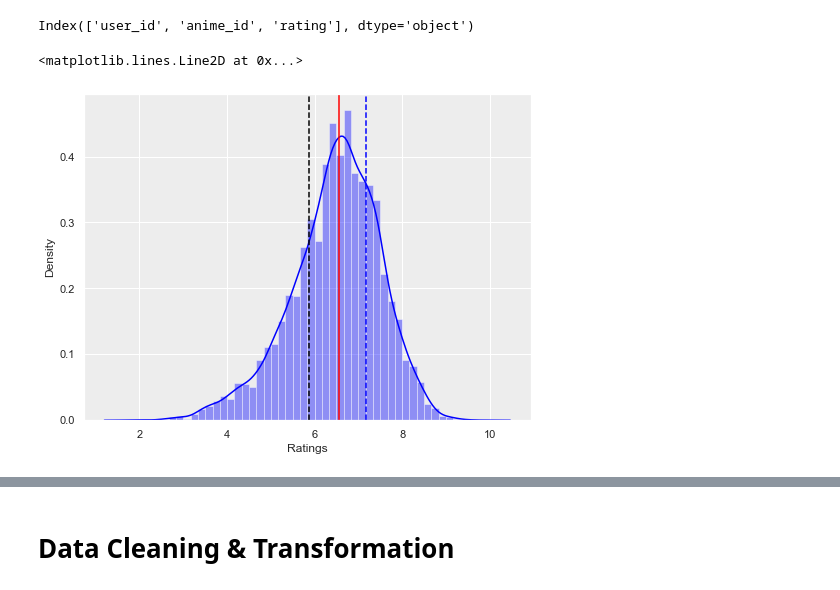
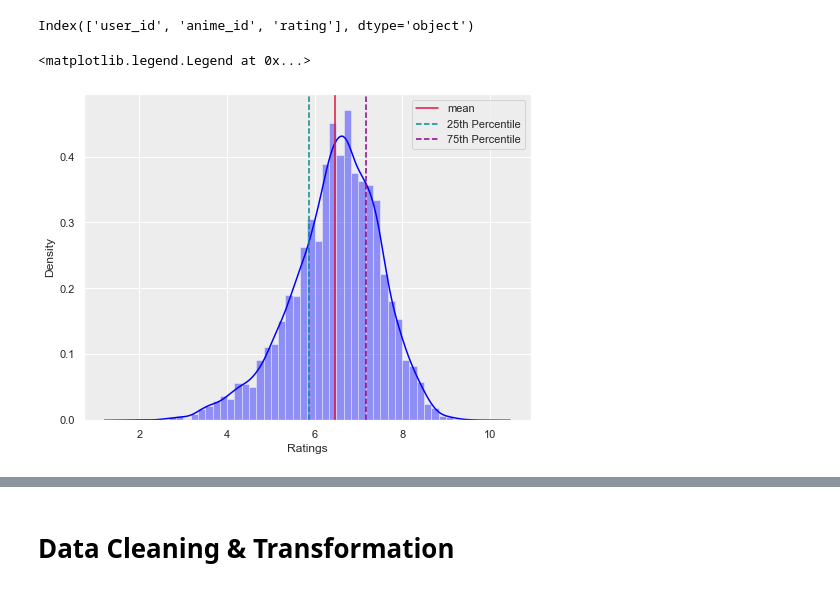
Before and after one commit to Ferdostto/Jupyter_Notebook_Test, a Jupyter notebook: BA Anime Recommendation Engine.ipynb, the cells around one changed output, grey strips where cells are left out. Cells and saved outputs as stored; diff of their text form; code cells hidden in the pictures.

```diff
--- a/BA Anime Recommendation Engine.ipynb
+++ b/BA Anime Recommendation Engine.ipynb
@@ -54,13 +54,15 @@ mean = anime['rating'].mean()
 # %%
 # make a side by side comparision of the rating of people
 
 sns.distplot(anime.rating, color = 'blue').set(xlabel= 'Ratings')
 
-plt.axvline(mean, 0,1, color = 'red' , label = 'mean')
-plt.axvline(percetile_25, 0,1, color = 'black' , linestyle="--")
-plt.axvline(percetile_75, 0,1, color = 'blue', linestyle="--")
+plt.axvline(mean, 0,1, color = '#DC143C' , label = 'mean')
+plt.axvline(percetile_25, 0,1, color = '#008B8B' , linestyle="--", label = '25th Percentile')
+plt.axvline(percetile_75, 0,1, color = '#8B008B', linestyle="--", label = '75th Percentile')
+
+plt.legend(loc='upper right')
 
 # plt.savefig('E4', dpi = 300)
 # %% [output]
-<matplotlib.lines.Line2D at 0x...>
+<matplotlib.legend.Legend at 0x...>
-[figure, old version]
+[figure, new version]
```
Also changed, not shown: parts of 1 cell of this notebook.
